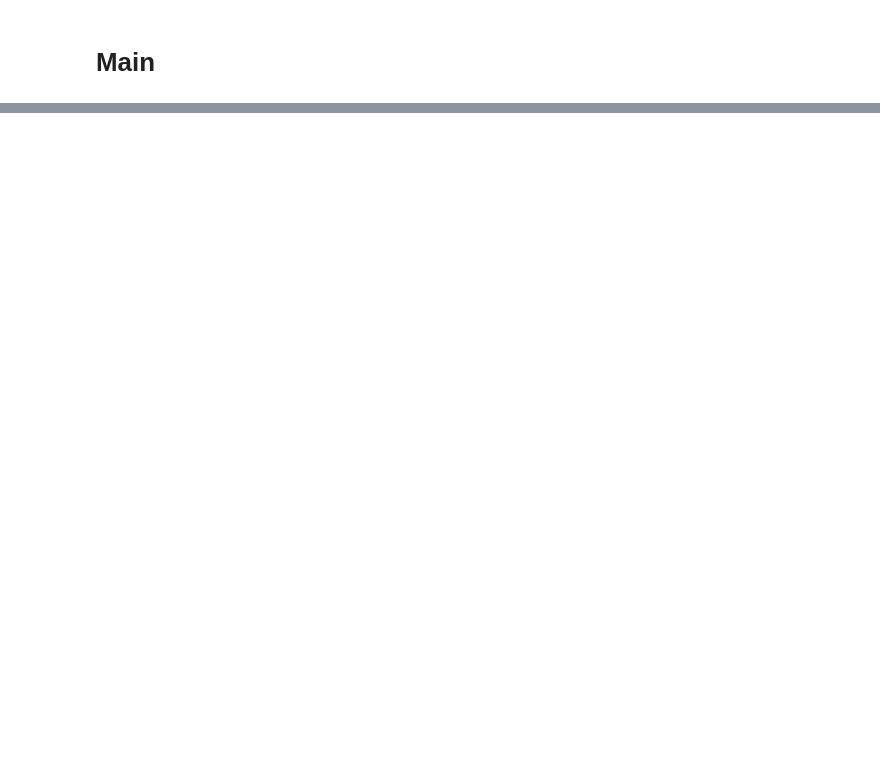
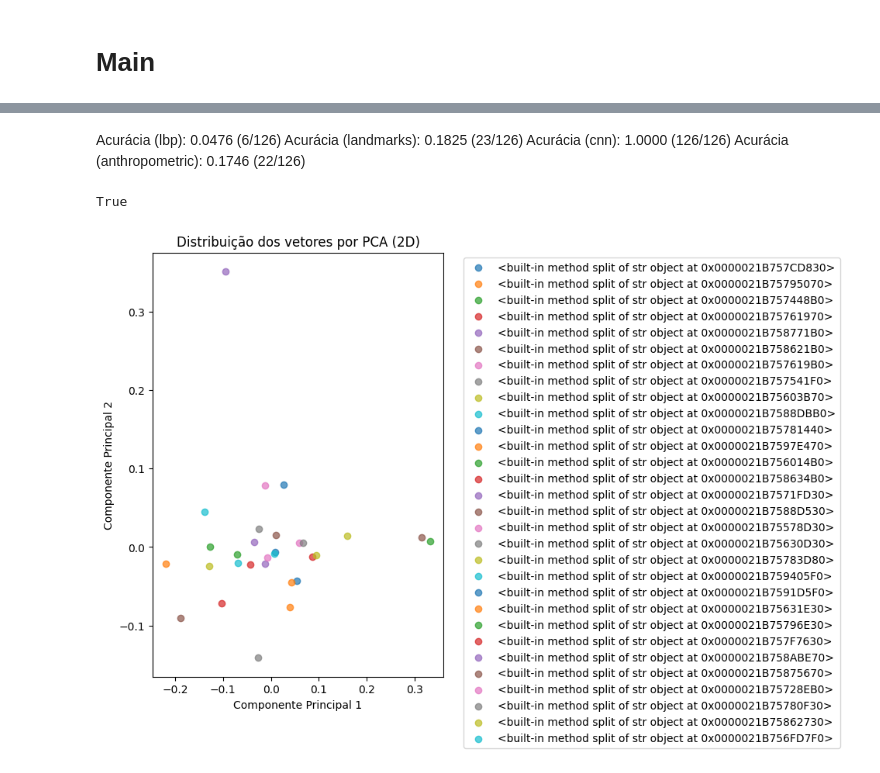
Before and after one commit to despinxz/Reconhecimento-facial-em-banco-de-dados-vetorial, a Jupyter notebook: main.ipynb, the cells around one changed output, grey strips where cells are left out. Cells and saved outputs as stored; diff of their text form; code cells hidden in the pictures; blank space fills up the shorter version.

Commit message:
caracteristicas antropometricas

```diff
--- a/main.ipynb
+++ b/main.ipynb
@@ -107,7 +107,8 @@ def extrai_caracteristicas_lbp(caminho_imagem):
 
     id_ponto = str(uuid.uuid4())    # ID único
 
-    nome_pessoa = caminho_imagem.split("\\")[-1].split(".")[0]
+    nome_pessoa_aux = caminho_imagem.split("\\")[-1].split(".")[0]
+    nome_pessoa = nome_pessoa_aux.split("_")[0] + nome_pessoa_aux.split("_")[1]
 
     # Cria estrutura de ponto para inserir na coleção
     ponto = PointStruct(
@@ -198,7 +199,8 @@ def extrai_caracteristicas_landmarks(caminho_imagem):
 
     id_ponto = str(uuid.uuid4())    # ID único
 
-    nome_pessoa = caminho_imagem.split("\\")[-1].split(".")[0]
+    nome_pessoa_aux = caminho_imagem.split("\\")[-1].split(".")[0]
+    nome_pessoa = nome_pessoa_aux.split("_")[0] + nome_pessoa_aux.split("_")[1]
 
     # Cria estrutura de ponto para inserir na coleção
     ponto = PointStruct(
@@ -206,4 +208,5 @@ def extrai_caracteristicas_landmarks(caminho_imagem):
             vector=vetor,
             payload={"nome": nome_pessoa, "arquivo": caminho_imagem})
 
+
     return ponto
@@ -220,7 +337,9 @@ def extrai_caracteristicas_cnn(caminho_imagem):
 
     id_ponto = str(uuid.uuid4())    # ID único
 
-    nome_pessoa = caminho_imagem.split("\\")[-1].split(".")[0]
+    nome_pessoa_aux = caminho_imagem.split("\\")[-1].split(".")[0]
+    nome_pessoa = nome_pessoa_aux.split("_")[0] + nome_pessoa_aux.split("_")[1]
+
 
     # Cria estrutura de ponto para inserir na coleção
     ponto = PointStruct(
@@ -309,21 +488,26 @@ cria_colecao(client, "cnn_validacao", 128)
 # %%
 imagens_treino, imagens_validacao = separa_treino_validacao_lfw("lfw_funneled")
 
+indices_selecionados = [0,1,2,3,4,5,6,7,8,14,15,16,17,19] # seleção de caracteristicas antropometricas
 caracteristicas_lbp_treino = []
 caracteristicas_landmark_treino = []
 caracteristicas_cnn_treino = []
+caracteristicas_anthropometric_treino = []
 
 for imagem in tqdm(imagens_treino, desc="Processando imagens de treinamento..."):
     caracteristicas_lbp_treino.append(extrai_caracteristicas_lbp(imagem))
     caracteristicas_landmark_treino.append(extrai_caracteristicas_landmarks(imagem))
     caracteristicas_cnn_treino.append(extrai_caracteristicas_cnn(imagem))
+    caracteristicas_anthropometric_treino.append(extrai_caracteristicas_antropometricas(imagem, indices_selecionados))
 
 caracteristicas_lbp_validacao = []
 caracteristicas_landmark_validacao = []
 caracteristicas_cnn_validacao = []
+caracteristicas_anthropometric_validacao = []
 
 for imagem in tqdm(imagens_validacao, desc="Processando imagens de validação..."):
     caracteristicas_lbp_validacao.append(extrai_caracteristicas_lbp(imagem))
     caracteristicas_landmark_validacao.append(extrai_caracteristicas_landmarks(imagem))
     caracteristicas_cnn_validacao.append(extrai_caracteristicas_cnn(imagem))
+    caracteristicas_anthropometric_validacao.append(extrai_caracteristicas_antropometricas(imagem, indices_selecionados))
 # %% [output]
@@ -330,0 +551,48 @@ IndexError: list index out of range
+# %% [markdown]
+Acurácia (lbp): 0.0476 (6/126)
+Acurácia (landmarks): 0.1825 (23/126)
+Acurácia (cnn): 1.0000 (126/126)
+Acurácia (anthropometric): 0.1746 (22/126)
+# %%
+client.delete_collection("lbp_treinamento")
+client.delete_collection("lbp_validacao")
+client.delete_collection("landmarks_treinamento")
+client.delete_collection("landmarks_validacao")
+client.delete_collection("cnn_treinamento")
+client.delete_collection("cnn_validacao")
+client.delete_collection("anthropometric_treinamento")
+client.delete_collection("anthropometric_validacao")
+# %% [output]
+True
+# %%
+import matplotlib.pyplot as plt
+from sklearn.decomposition import PCA
+import numpy as np
+import random
+
+# Supõe que você já tenha vetores e nomes:
+vetores = [p.vector for p in caracteristicas_landmark_treino]
+nomes = [p.payload["nome"].split for p in caracteristicas_landmark_treino]
+
+# Seleciona 50 amostras aleatórias
+amostras = random.sample(list(zip(vetores, nomes)), k=30)
+vetores_amostrados, nomes_amostrados = zip(*amostras)
+
+# PCA para 2D
+pca = PCA(n_components=2)
+X_2d = pca.fit_transform(vetores_amostrados)
+
+# Plot
+plt.figure(figsize=(10, 7))
+for nome in set(nomes_amostrados):
+    indices = [i for i, n in enumerate(nomes_amostrados) if n == nome]
+    plt.scatter(X_2d[indices, 0], X_2d[indices, 1], label=nome, alpha=0.7)
+
+plt.legend(bbox_to_anchor=(1.05, 1), loc='upper left')
+plt.title("Distribuição dos vetores por PCA (2D)")
+plt.xlabel("Componente Principal 1")
+plt.ylabel("Componente Principal 2")
+plt.tight_layout()
+plt.show()
+# %% [output]
+[figure, added]
```
Also changed, not shown: parts of 27 cells of this notebook.
